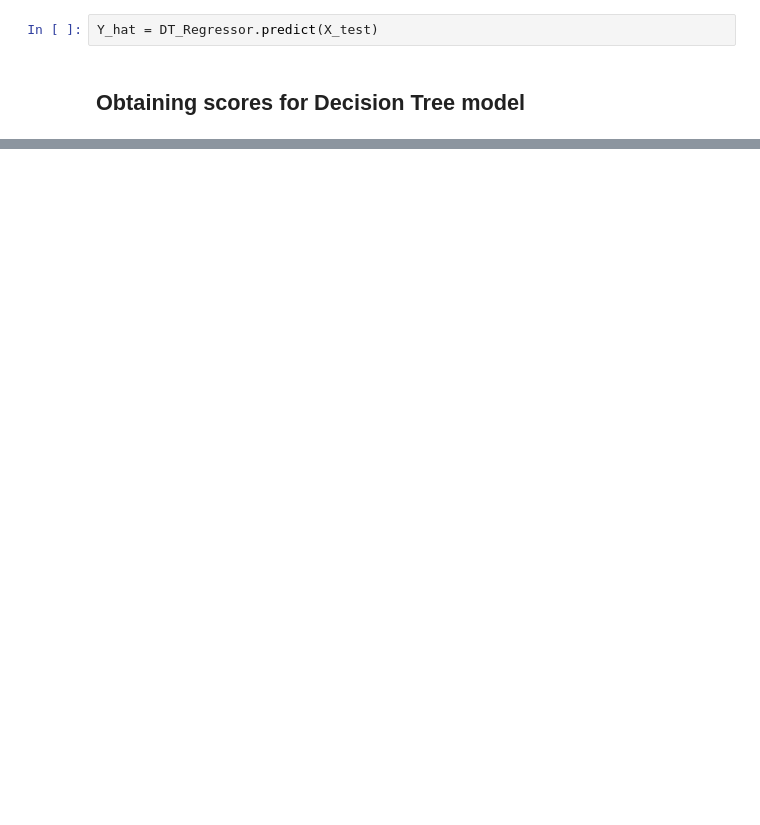
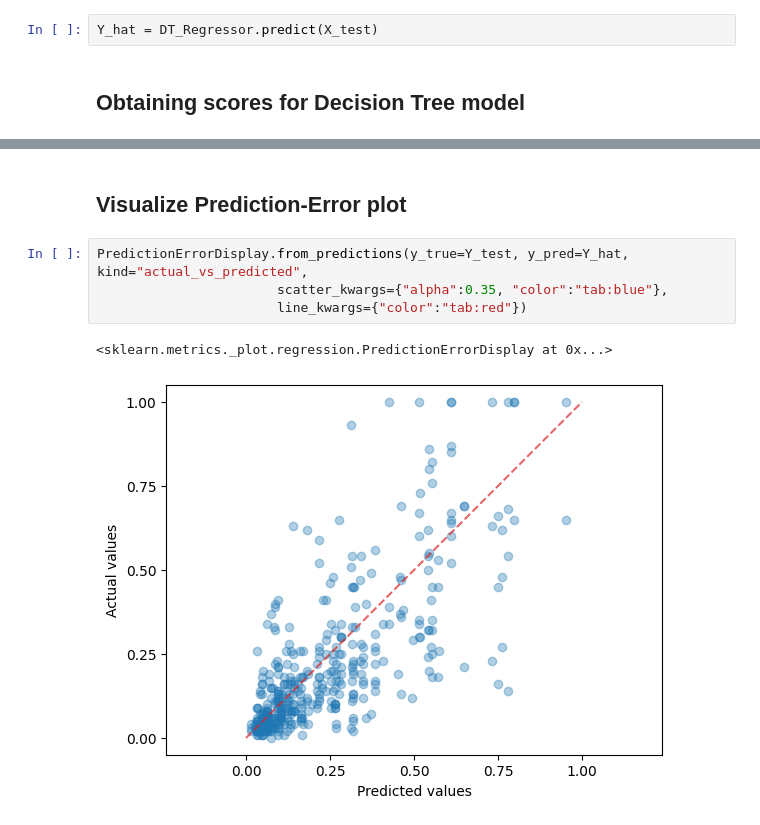
Before and after one commit to FedeSS99/Proyecto-Crystal-TEC, a Jupyter notebook: DecisionTreeRegressorApproach.ipynb, the cells around one changed output, grey strips where cells are left out. Cells and saved outputs as stored; diff of their text form; blank space fills up the shorter version.

Commit message:
Add predicted vs actual values plot

```diff
--- a/DecisionTreeRegressorApproach.ipynb
+++ b/DecisionTreeRegressorApproach.ipynb
@@ -96,0 +97,9 @@ R2=0.5060631361071902
+# %% [markdown]
+## Visualize Prediction-Error plot
+# %%
+PredictionErrorDisplay.from_predictions(y_true=Y_test, y_pred=Y_hat, kind="actual_vs_predicted",
+                       scatter_kwargs={"alpha":0.35, "color":"tab:blue"},
+                       line_kwargs={"color":"tab:red"})
+# %% [output]
+<sklearn.metrics._plot.regression.PredictionErrorDisplay at 0x...>
+[figure, added]
```
Also changed, not shown: parts of 4 cells of this notebook, 1 other file.
